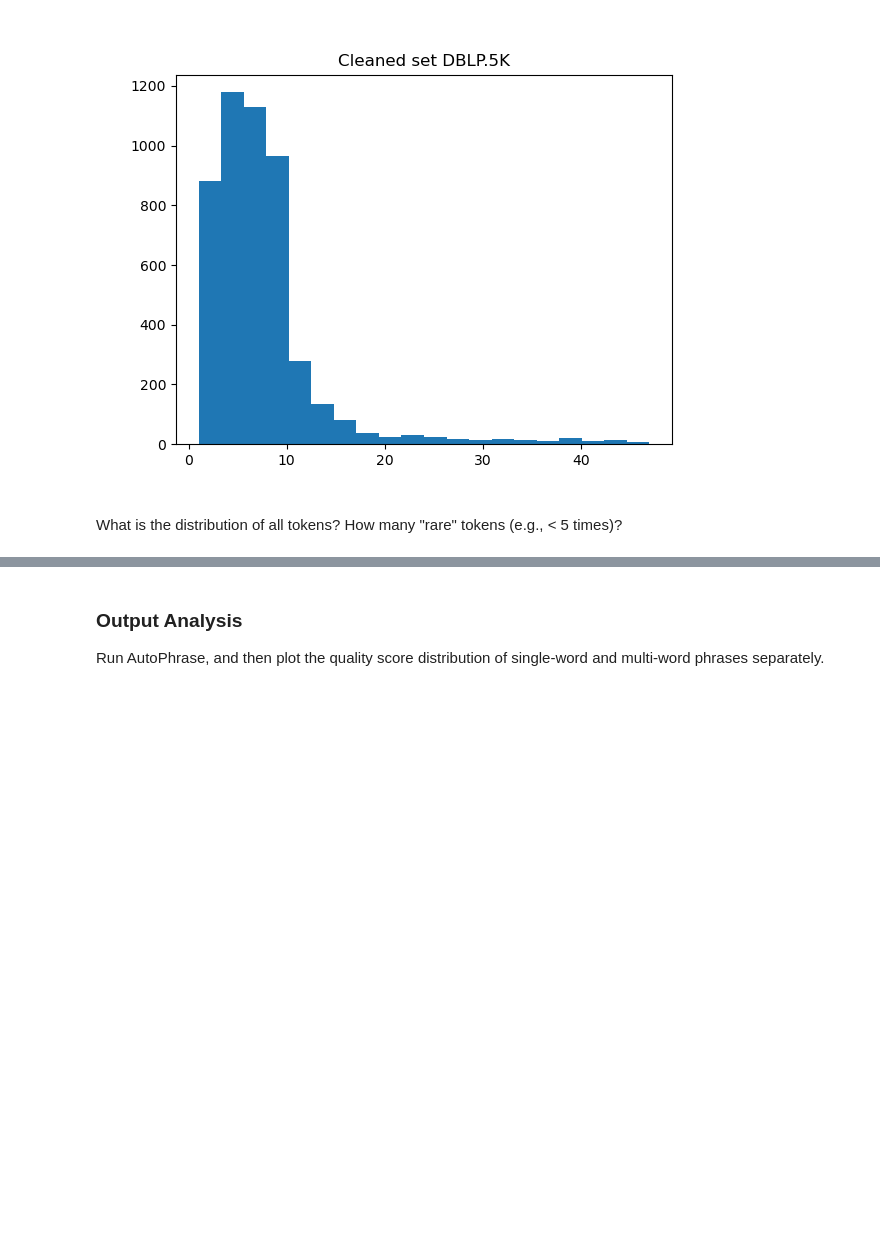
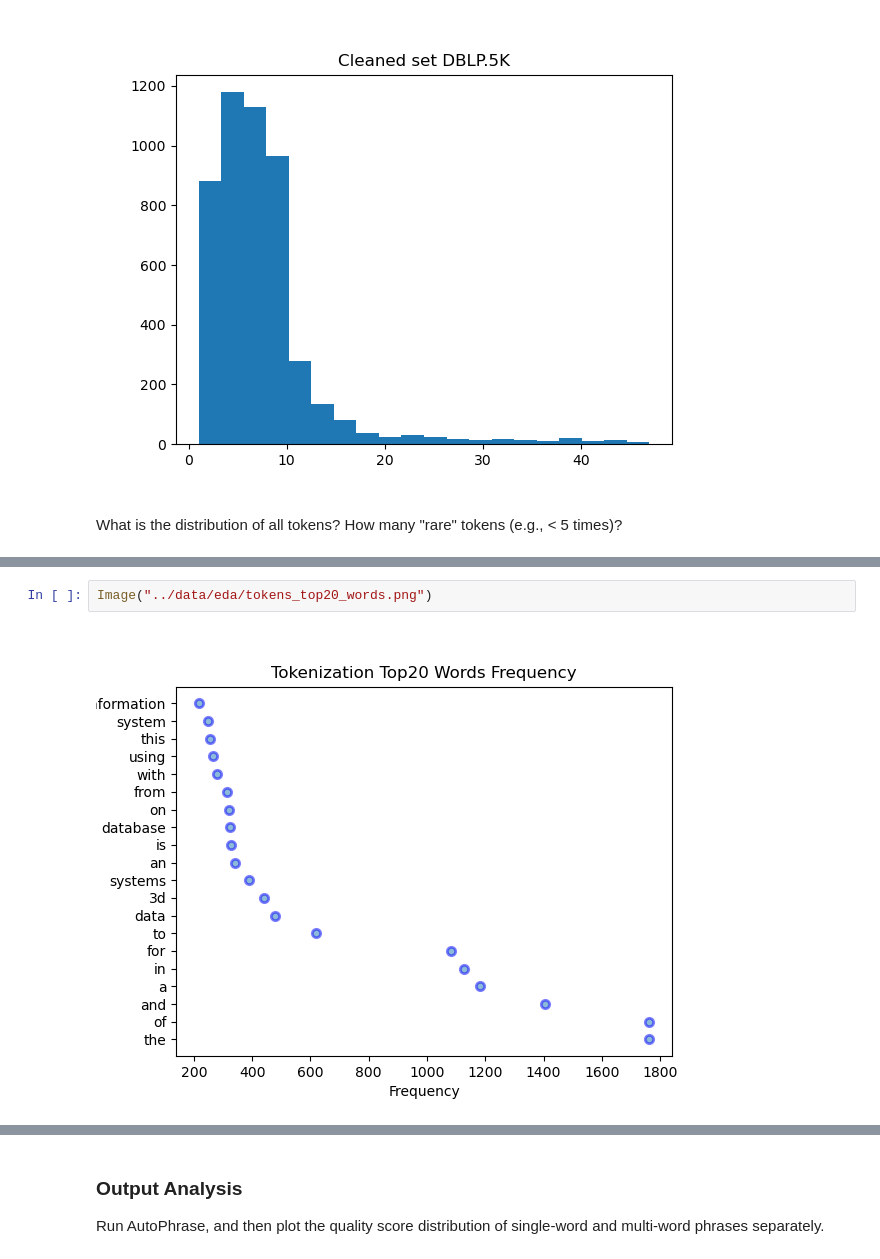
Before and after one commit to t2wan/DSC180B-Capstone, a Jupyter notebook: Notebook/EDA and Result Analysis.ipynb, the cells around one changed output, grey strips where cells are left out. Saved outputs shown, nothing was run; the diff lists cells and outputs as text; blank space fills up the shorter version.

```diff
--- a/Notebook/EDA and Result Analysis.ipynb
+++ b/Notebook/EDA and Result Analysis.ipynb
@@ -36,3 +36,7 @@ Image("../data/eda/tokens_distribution.png")
+# %%
+Image("../data/eda/tokens_top20_words.png")
+# %% [output]
+[figure, added]
 # %%
 f = open("../data/eda/description.txt", "r")
 print(f.read())
```
Also changed, not shown: parts of 15 cells of this notebook, 1 other file.
